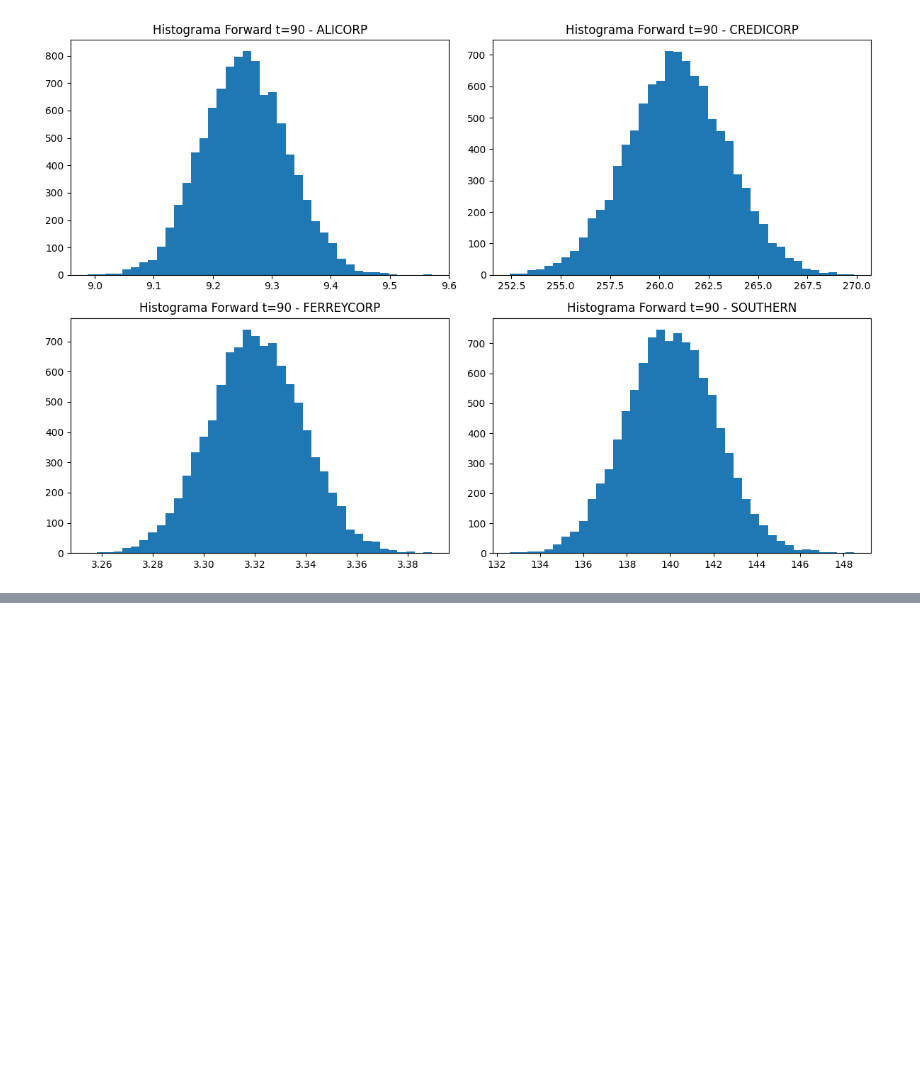
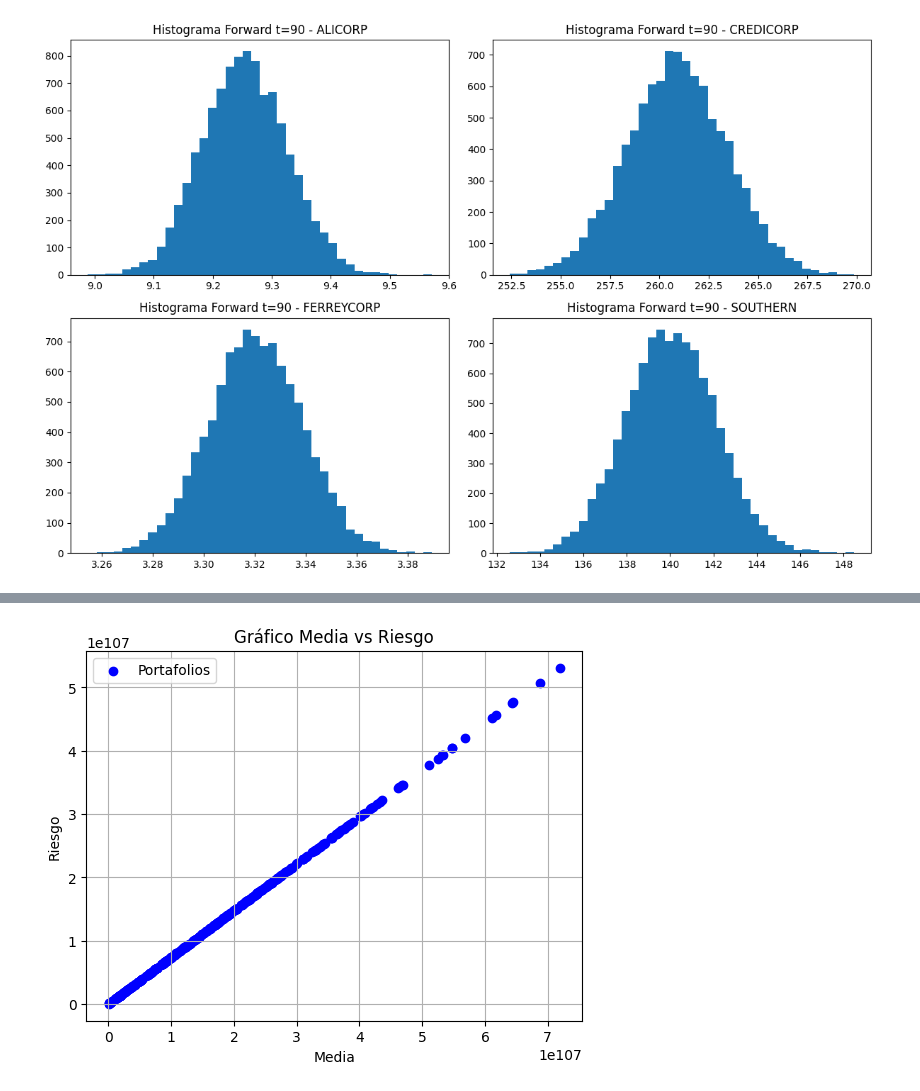
Before and after one commit to CeSaRLoPeZArTeAgA/PROBLEMAS-EN-LA-INDUSTRIA, a Jupyter notebook: DATA_BVL/EDA.ipynb, the cells around one changed output, grey strips where cells are left out. Cells and saved outputs as stored; diff of their text form; code cells hidden in the pictures; blank space fills up the shorter version.

```diff
--- a/DATA_BVL/EDA.ipynb
+++ b/DATA_BVL/EDA.ipynb
@@ -1393,0 +1147,10 @@ SOUTHERN    : [133.451214  ,  133.528996]
+# %%
+rng = np.random.default_rng(42)
+d = 4          # dimensión del simplex
+n_samples = 300
+
+# cada fila de samples es un vector en el simplex (suma 1, no negativo)
+c = rng.dirichlet(alpha=np.ones(d), size=n_samples)
+# %%
+Y = np.dot(X,c.T)
+print(Y.shape)
@@ -1393,0 +1159,9 @@ SOUTHERN    : [133.451214  ,  133.528996]
+# %%
+Y_df = pd.DataFrame(Y)
+p= 0.05 #5%
+N = Nsim
+NP_entero = int(np.floor(N*p))
+medias = Y_df.mean()
+
+print(medias.shape)
+print(NP_entero)
@@ -1393,0 +1171,7 @@ SOUTHERN    : [133.451214  ,  133.528996]
+# %%
+Y_df_sorted = pd.DataFrame(
+    np.sort(Y_df.values, axis=0, kind="quicksort"),
+    columns=Y_df.columns
+)
+ESc= Y_df_sorted.iloc[0:NP_entero].sum(axis=0)/NP_entero
+ESc
@@ -1393,0 +1191,10 @@ SOUTHERN    : [133.451214  ,  133.528996]
+# %%
+plt.scatter(medias, ESc, color='blue', label='Portafolios')
+plt.xlabel("Media")
+plt.ylabel("Riesgo")
+plt.title("Gráfico Media vs Riesgo")
+plt.legend()
+plt.grid(True)
+plt.show()
+# %% [output]
+[figure, added]
```
Also changed, not shown: parts of 18 cells of this notebook.
